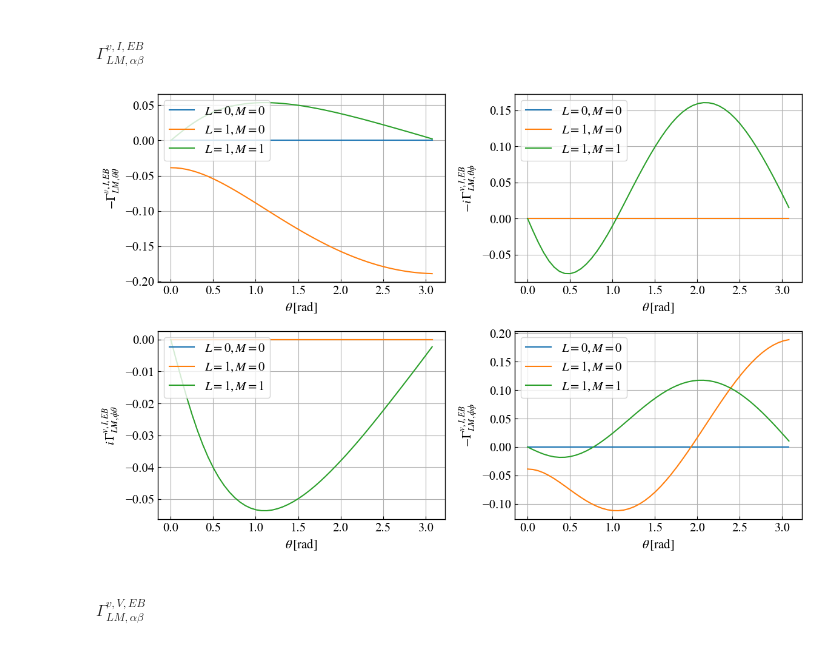
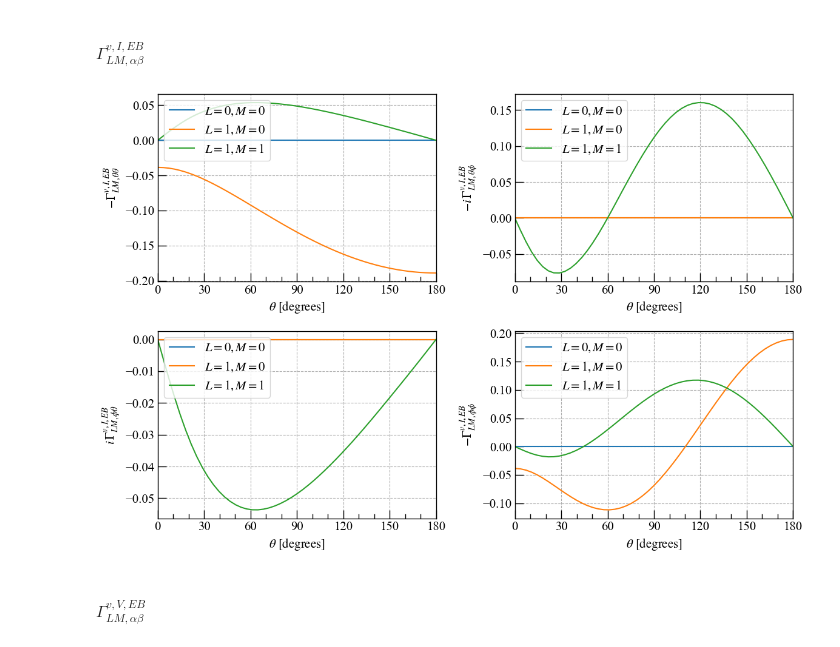
Before and after one commit to KeisukeInomata0/pyORFs, a Jupyter notebook: auto_astrometry.ipynb, the cells around one changed output. Cells and saved outputs as stored; diff of their text form; code cells hidden in the pictures.

Commit message:
figs with degrees made

```diff
--- a/auto_astrometry.ipynb
+++ b/auto_astrometry.ipynb
@@ -22,17 +22,28 @@ plt.rcParams["font.size"] = 15 # fontsize
 plt.rcParams['xtick.labelsize'] = 15 #
 plt.rcParams['ytick.labelsize'] = 15 #
 
+plt.rcParams['xtick.major.size'] = 10
+plt.rcParams['xtick.major.width'] = 1
+plt.rcParams['xtick.minor.size'] = 6
+plt.rcParams['xtick.minor.width'] = 1
+
+plt.rcParams['ytick.major.size'] = 10
+plt.rcParams['ytick.major.width'] = 1
+plt.rcParams['ytick.minor.size'] = 6
+plt.rcParams['ytick.minor.width'] = 1
+
 plt.rcParams['xtick.direction'] = 'in' # x axis in
 plt.rcParams['ytick.direction'] = 'in' # y axis in
 plt.rcParams['axes.linewidth'] = 1.0 # axis line width
 plt.rcParams['axes.grid'] = True # make grid
+plt.rcParams['grid.linestyle'] = 'dashed'
 # %% [markdown]
 ### determine the number of plot points and lmax
 # %%
 div = 50 # number of points between [0, Pi]
 lmax = 10 # max value of l which we take into account
 epsilon = 1e-4 # regulator
-x = np.arange(epsilon, np.pi-epsilon, np.pi/div)
+x = np.arange(epsilon, np.pi, (np.pi-2*epsilon)/div) #[epsilon, Pi-epsilon]
 # %% [markdown]
 ## $\Gamma^{t,X,ST}_{LM,\alpha\beta}$ (spin-2 GWs)
 # %% [markdown]
@@ -1101,51 +1226,70 @@ fig = plt.figure(figsize = (12,8),tight_layout=True)
 ax1 = fig.add_subplot(2, 2, 1)
 ax2 = fig.add_subplot(2, 2, 2)
 ax3 = fig.add_subplot(2, 2, 3)
 ax4 = fig.add_subplot(2, 2, 4)
 
 bbox_dict = dict(edgecolor="black",facecolor="white")
 
-ax1.plot(x,gamI_eb_tt00_v,label="$L=0,M=0$")
-ax1.plot(x,gamI_eb_tt10_v,label="$L=1,M=0$")
-ax1.plot(x,gamI_eb_tt11_v,label="$L=1,M=1$")
+# Setting the values for all axes.
+plt.setp({ax1,ax2,ax3,ax4}, xlim= (0, 180), xticks = np.arange(0, 181, 30))
 
-ax1.set_xlabel("$\\theta\,[\mathrm{rad}]$")
+ax1.plot(x/np.pi*180,gamI_eb_tt00_v,label="$L=0,M=0$")
+ax1.plot(x/np.pi*180,gamI_eb_tt10_v,label="$L=1,M=0$")
+ax1.plot(x/np.pi*180,gamI_eb_tt11_v,label="$L=1,M=1$")
+
+ax1.minorticks_on()
+ax1.xaxis.set_minor_locator(plt.MultipleLocator(10))
+ax1.yaxis.set_minor_locator(plt.MultipleLocator(0.1))
+
+ax1.set_xlabel("$\\theta\ [\mathrm{degrees}]$")
 ax1.set_ylabel("$-\Gamma^{v,I,EB}_{LM,\\theta\\theta}$")
 fig.subplots_adjust(bottom=0.)
 ax1.legend(loc='upper left')
 
-ax2.plot(x,gamI_eb_tp00_v,label="$L=0,M=0$")
-ax2.plot(x,gamI_eb_tp10_v,label="$L=1,M=0$")
-ax2.plot(x,gamI_eb_tp11_v,label="$L=1,M=1$")
+ax2.plot(x/np.pi*180,gamI_eb_tp00_v,label="$L=0,M=0$")
+ax2.plot(x/np.pi*180,gamI_eb_tp10_v,label="$L=1,M=0$")
+ax2.plot(x/np.pi*180,gamI_eb_tp11_v,label="$L=1,M=1$")
 
-ax2.set_xlabel("$\\theta\,[\mathrm{rad}]$")
+ax2.minorticks_on()
+ax2.xaxis.set_minor_locator(plt.MultipleLocator(10))
+ax2.yaxis.set_minor_locator(plt.MultipleLocator(0.1))
+
+ax2.set_xlabel("$\\theta\ [\mathrm{degrees}]$")
 ax2.set_ylabel("$-i\,\Gamma^{v,I,EB}_{LM,\\theta\phi}$")
 fig.subplots_adjust(bottom=0.)
 ax2.legend(loc='upper left')
 
-ax3.plot(x,gamI_eb_pt00_v,label="$L=0,M=0$")
-ax3.plot(x,gamI_eb_pt10_v,label="$L=1,M=0$")
-ax3.plot(x,gamI_eb_pt11_v,label="$L=1,M=1$")
+ax3.plot(x/np.pi*180,gamI_eb_pt00_v,label="$L=0,M=0$")
+ax3.plot(x/np.pi*180,gamI_eb_pt10_v,label="$L=1,M=0$")
+ax3.plot(x/np.pi*180,gamI_eb_pt11_v,label="$L=1,M=1$")
 
-ax3.set_xlabel("$\\theta\,[\mathrm{rad}]$")
+ax3.minorticks_on()
+ax3.xaxis.set_minor_locator(plt.MultipleLocator(10))
+ax3.yaxis.set_minor_locator(plt.MultipleLocator(0.1))
+
+ax3.set_xlabel("$\\theta\ [\mathrm{degrees}]$")
 ax3.set_ylabel("$i\,\Gamma^{v,I,EB}_{LM,\phi\\theta}$")
 fig.subplots_adjust(bottom=0.)
 ax3.legend(loc='upper left')
 
-ax4.plot(x,gamI_eb_pp00_v,label="$L=0,M=0$")
-ax4.plot(x,gamI_eb_pp10_v,label="$L=1,M=0$")
-ax4.plot(x,gamI_eb_pp11_v,label="$L=1,M=1$")
+ax4.plot(x/np.pi*180,gamI_eb_pp00_v,label="$L=0,M=0$")
+ax4.plot(x/np.pi*180,gamI_eb_pp10_v,label="$L=1,M=0$")
+ax4.plot(x/np.pi*180,gamI_eb_pp11_v,label="$L=1,M=1$")
 
-ax4.set_xlabel("$\\theta\,[\mathrm{rad}]$")
+ax4.minorticks_on()
+ax4.xaxis.set_minor_locator(plt.MultipleLocator(10))
+ax4.yaxis.set_minor_locator(plt.MultipleLocator(0.1))
+
+ax4.set_xlabel("$\\theta\ [\mathrm{degrees}]$")
 ax4.set_ylabel("$-\Gamma^{v,I,EB}_{LM,\phi\phi}$")
 fig.subplots_adjust(bottom=0.)
 ax4.legend(loc='upper left')
 
-#fig.savefig("/Users/keisuke/Documents/PTA/pta_and_astrometry/draft_pta_astrometry/draft/figs/gam_v_I_eb_2.pdf", bbox_inches='tight')
+fig.savefig("/Users/keisuke/Documents/PTA/pta_and_astrometry/draft_pta_astrometry/draft/figs/gam_v_I_eb_3.pdf", bbox_inches='tight')
 
 plt.show()
 # %% [output]
-[figure, old version]
+[figure, new version]
 # %% [markdown]
 #### $\Gamma^{v,V,EB}_{LM,\alpha\beta}$
 # %%
```
Also changed, not shown: parts of 2 cells of this notebook, 1 other file.
